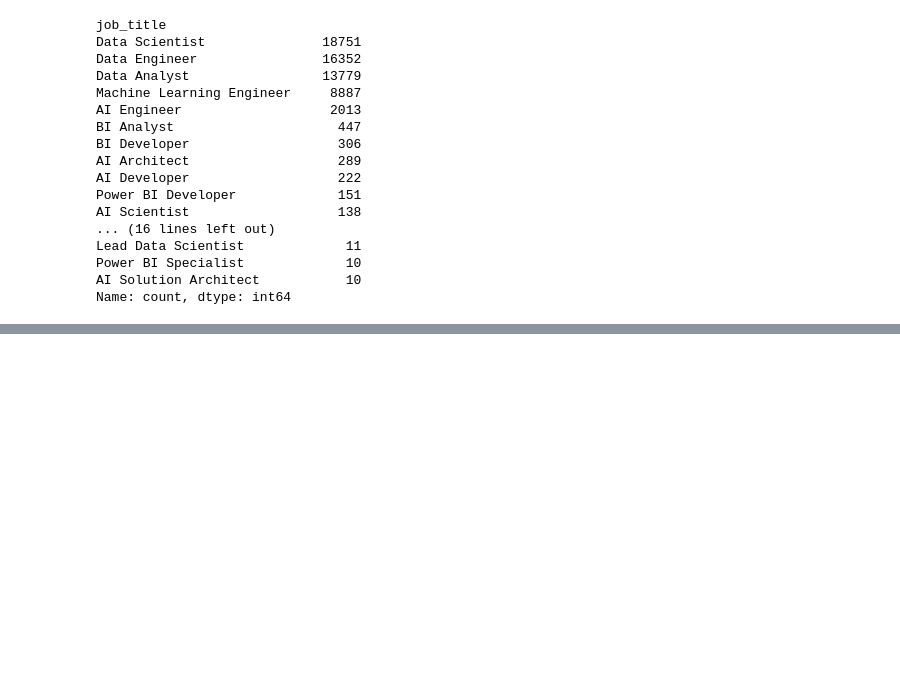
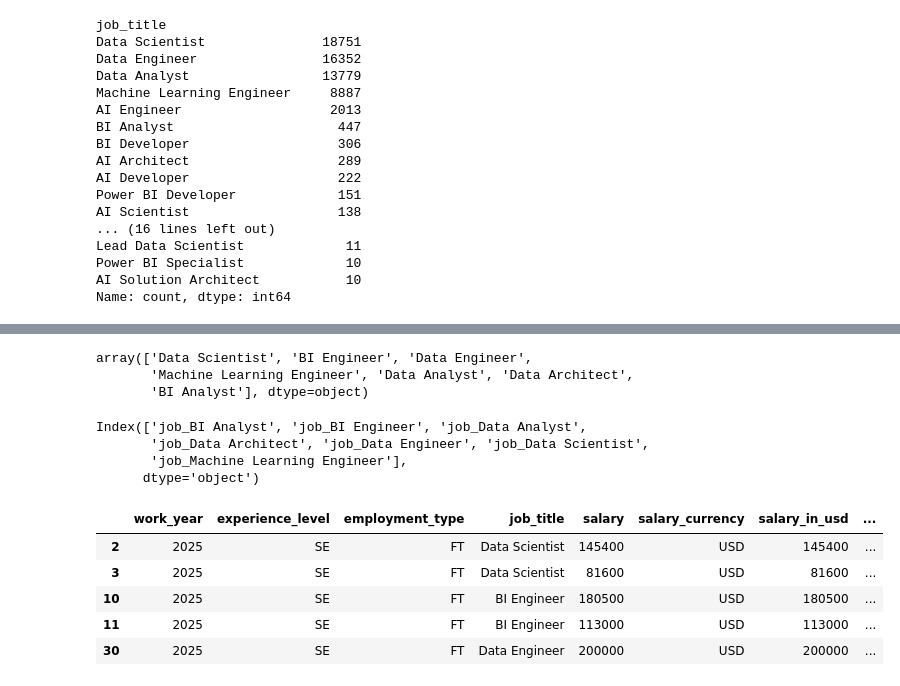
Before and after one commit to felipebocajr/Data-Science-Salary-Prediction, a Jupyter notebook: notebook.ipynb, the cells around one changed output, grey strips where cells are left out. Saved outputs shown, nothing was run; the diff lists cells and outputs as text; code cells hidden in the pictures; blank space fills up the shorter version.

```diff
--- a/notebook.ipynb
+++ b/notebook.ipynb
@@ -141,0 +150,42 @@ relevant_job_titles = ['Data Scientist', 'Data Engineer', 'Data Analyst', 'Machi
+# %%
+# Filters the dataframe
+df = df[df['job_title'].isin(relevant_job_titles)]
+# %%
+# Grouping 'Bussines Intelligence x' and 'BI x' job titles
+def group_bi_professionals(job_title):
+    if job_title == 'Business Intelligence Analyst':
+        return 'BI Analyst'
+    elif job_title == 'Business Intelligence Engineer':
+        return 'BI Engineer'
+    else:
+        return job_title
+# %%
+# Apply the funcion
+df['job_title'] = df['job_title'].apply(group_bi_professionals)
+# %%
+# Display the new unique job title values
+df['job_title'].unique()
+# %% [output]
+array(['Data Scientist', 'BI Engineer', 'Data Engineer',
+       'Machine Learning Engineer', 'Data Analyst', 'Data Architect',
+       'BI Analyst'], dtype=object)
+# %%
+# Apply Dummy variables (one hot encoding on 'job_title' column)
+job_dummies = pd.get_dummies(df['job_title'], prefix='job', dtype=int)
+job_dummies.columns
+# %% [output]
+Index(['job_BI Analyst', 'job_BI Engineer', 'job_Data Analyst',
+       'job_Data Architect', 'job_Data Engineer', 'job_Data Scientist',
+       'job_Machine Learning Engineer'],
+      dtype='object')
+# %%
+# Concatinating the datasets
+df = pd.concat([df, job_dummies], axis=1)
+df.head()
+# %% [output]
+|  | work_year | experience_level | employment_type | job_title | salary | salary_currency | salary_in_usd | ... |
+| 2 | 2025 | SE | FT | Data Scientist | 145400 | USD | 145400 | ... |
+| 3 | 2025 | SE | FT | Data Scientist | 81600 | USD | 81600 | ... |
+| 10 | 2025 | SE | FT | BI Engineer | 180500 | USD | 180500 | ... |
+| 11 | 2025 | SE | FT | BI Engineer | 113000 | USD | 113000 | ... |
+| 30 | 2025 | SE | FT | Data Engineer | 200000 | USD | 200000 | ... |
```
Also changed, not shown: parts of 16 cells of this notebook.
